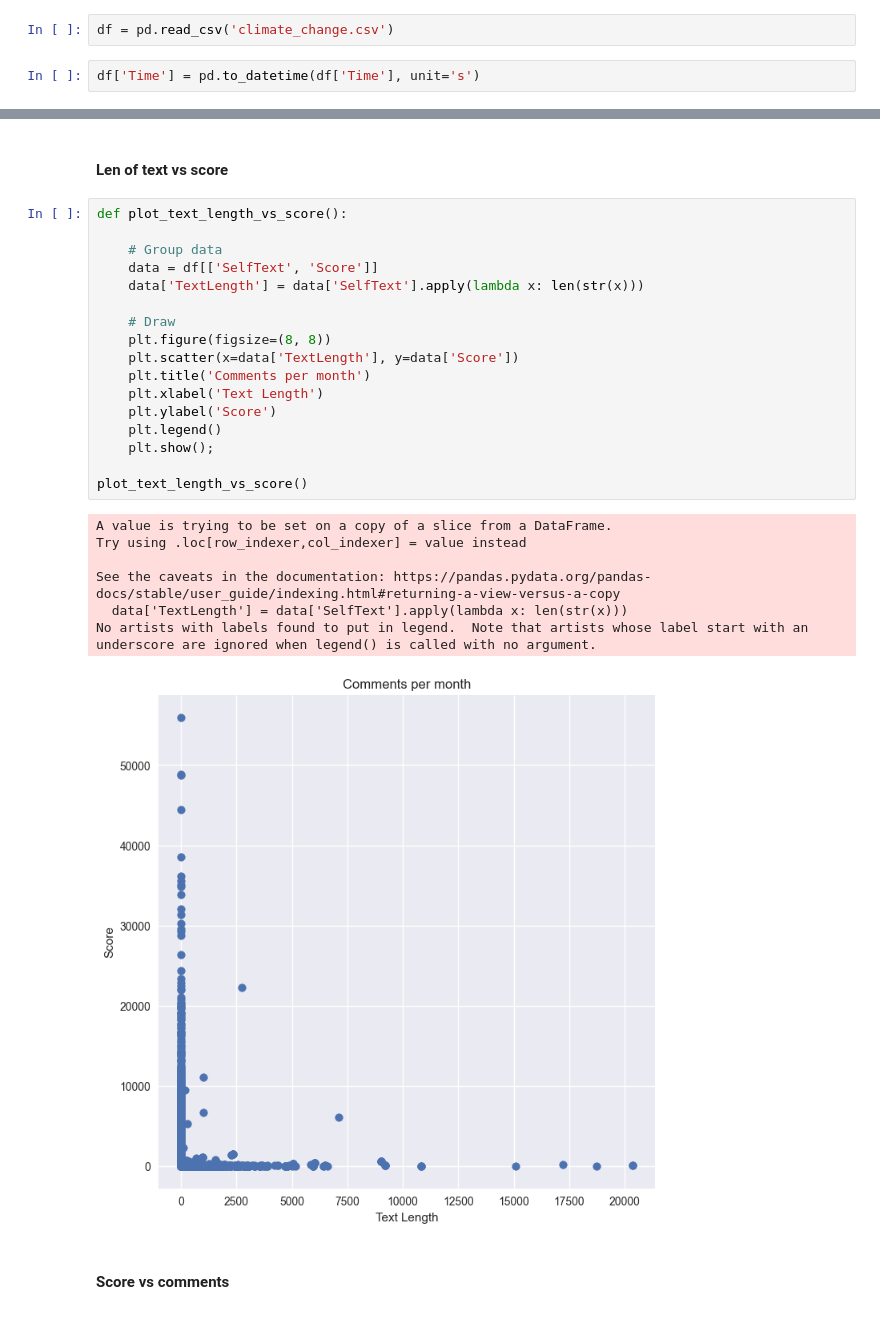
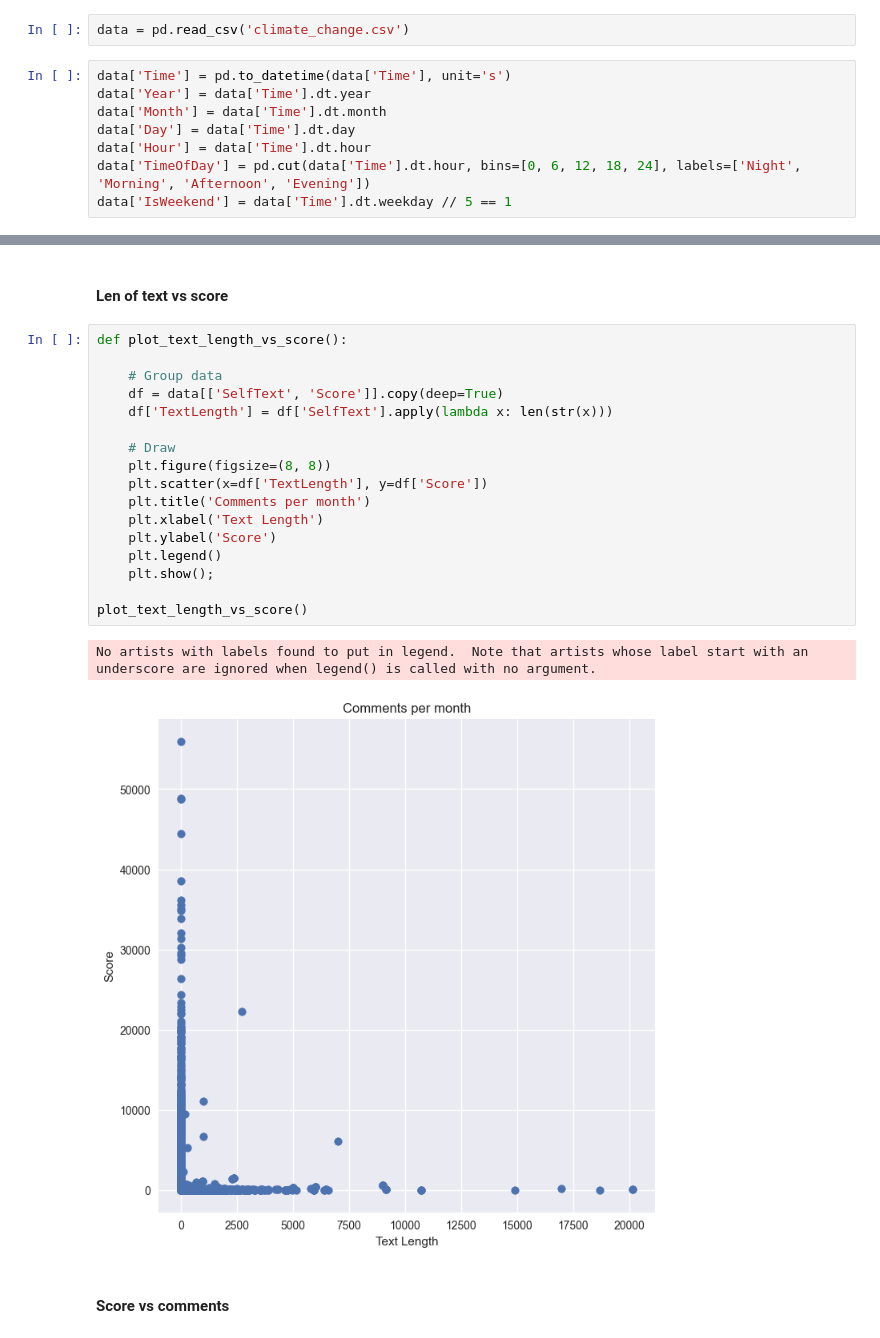
Before and after one commit to mlgomez0/advanced_python_project, a Jupyter notebook: notebooks/feat-visualizations.ipynb, the cells around one changed output, grey strips where cells are left out. Cells and saved outputs as stored; diff of their text form.

Commit message:
Visualizations updated

```diff
--- a/notebooks/feat-visualizations.ipynb
+++ b/notebooks/feat-visualizations.ipynb
@@ -11,7 +12,13 @@ pd.options.display.max_rows = 100
 # %% [raw]
 Idea objetivo: Understand the topic how actual it is and the drivers for a high score or upvote
 # %%
-df = pd.read_csv('climate_change.csv')
+data = pd.read_csv('climate_change.csv')
-# %%
-df['Time'] = pd.to_datetime(df['Time'], unit='s')
+# %%
+data['Time'] = pd.to_datetime(data['Time'], unit='s')
+data['Year'] = data['Time'].dt.year
+data['Month'] = data['Time'].dt.month
+data['Day'] = data['Time'].dt.day
+data['Hour'] = data['Time'].dt.hour
+data['TimeOfDay'] = pd.cut(data['Time'].dt.hour, bins=[0, 6, 12, 18, 24], labels=['Night', 'Morning', 'Afternoon', 'Evening'])
+data['IsWeekend'] = data['Time'].dt.weekday // 5 == 1
 # %%
@@ -84,28 +94,23 @@ plot_comment_per_day()
 # %%
 def plot_text_length_vs_score():
 
     # Group data
-    data = df[['SelfText', 'Score']]
-    data['TextLength'] = data['SelfText'].apply(lambda x: len(str(x)))
+    df = data[['SelfText', 'Score']].copy(deep=True)
+    df['TextLength'] = df['SelfText'].apply(lambda x: len(str(x)))
 
     # Draw
     plt.figure(figsize=(8, 8))
-    plt.scatter(x=data['TextLength'], y=data['Score'])
+    plt.scatter(x=df['TextLength'], y=df['Score'])
     plt.title('Comments per month')
     plt.xlabel('Text Length')
     plt.ylabel('Score')
     plt.legend()
     plt.show();
 
 plot_text_length_vs_score()
 # %% [output]
-A value is trying to be set on a copy of a slice from a DataFrame.
-Try using .loc[row_indexer,col_indexer] = value instead
-
-See the caveats in the documentation: https://pandas.pydata.org/pandas-docs/stable/user_guide/indexing.html#returning-a-view-versus-a-copy
-  data['TextLength'] = data['SelfText'].apply(lambda x: len(str(x)))
 No artists with labels found to put in legend.  Note that artists whose label start with an underscore are ignored when legend() is called with no argument.
-[figure, old version]
+[figure, new version]
 # %% [markdown]
 #### Score vs comments
 # %%
```
Also changed, not shown: parts of 26 cells of this notebook.
